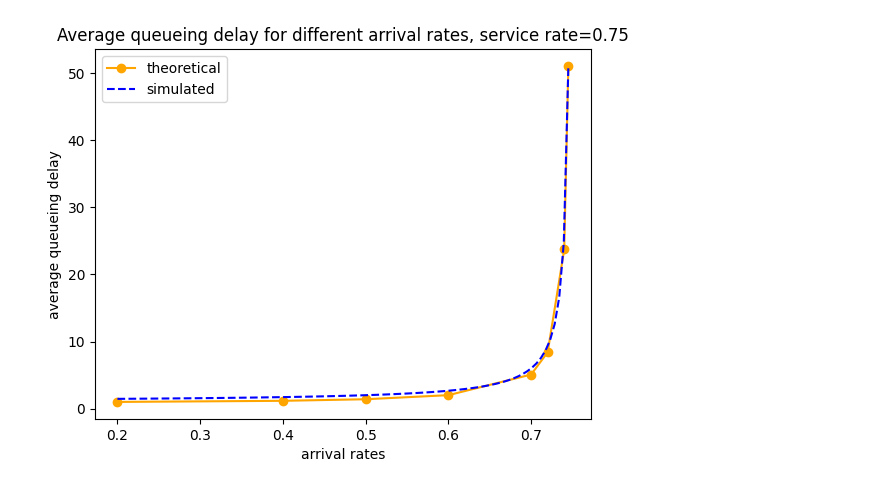
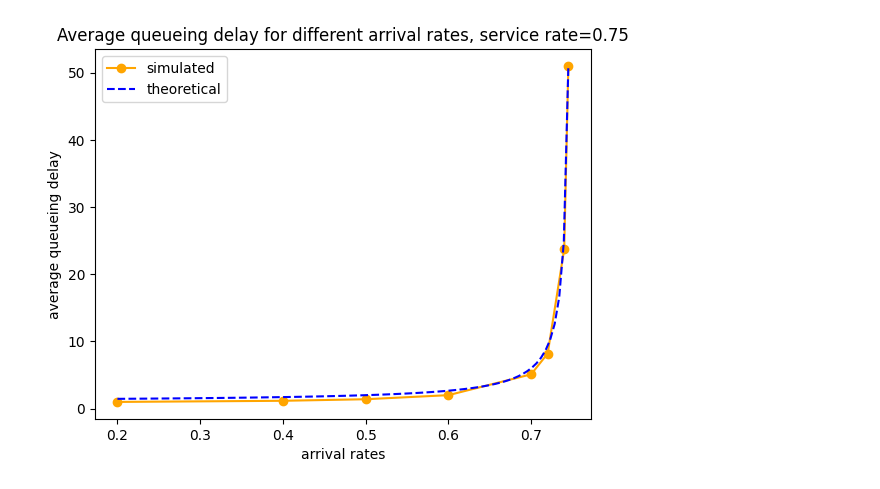
Before and after one commit to icemanexi/373Assignment, a Jupyter notebook: qwer.ipynb, the cells around one changed output. Cells and saved outputs as stored; diff of their text form; code cells hidden in the pictures.

Commit message:
finale 	new file:   373.pdf 	new file:   373Graph.png 	modified:   qwer.ipynb

```diff
--- a/qwer.ipynb
+++ b/qwer.ipynb
@@ -18,8 +18,8 @@ def single_server_queue(arrival_rate, service_rate, num_time_slots):
     Simulate a single server queue.
     """
     clock = 0
-    arrival_time = geometric_arrival(arrival_rate)
-    departure_time = geometric_service(service_rate)
+    arrival_time = np.random.geometric(arrival_rate)
+    departure_time = np.random.geometric(service_rate)
     queue_length = 0
     total_queue_length = 0
 
@@ -27,25 +27,25 @@ def single_server_queue(arrival_rate, service_rate, num_time_slots):
         # arrivals
         if arrival_time < departure_time:
             clock = arrival_time
-            arrival_time = clock + geometric_arrival(arrival_rate)
+            arrival_time = clock + np.random.geometric(arrival_rate)
             if queue_length == 0:
                 # total_waiting_time += max(departure_time - arrival_time, 0)
-                departure_time = clock + geometric_service(service_rate)
+                departure_time = clock + np.random.geometric(service_rate)
             queue_length += 1
 
         # departures
         elif departure_time < arrival_time:
             clock = departure_time
             if queue_length > 0:
-                departure_time = clock + geometric_service(service_rate)
+                departure_time = clock + np.random.geometric(service_rate)
                 queue_length -= 1
             else:
                 departure_time = float('inf')
 
         else: # depart = arrival time, dont change len of q
             clock = departure_time
-            arrival_time = clock + geometric_arrival(arrival_rate)
-            departure_time = clock + geometric_service(service_rate)
+            arrival_time = clock + np.random.geometric(arrival_rate)
+            departure_time = clock + np.random.geometric(service_rate)
 
         total_queue_length += queue_length
 
@@ -75,15 +75,15 @@ for ar in t: # one liner here would look really messy :p
 # %%
 
 aqdl = [aqll[i]/ars[i] for i in range(len(ars))]
 taqdl = [p[i]/ar for i, ar in enumerate(t)]
 
 plt.figure()
 plt.plot(ars, aqdl, color='orange',  marker='o', linestyle='-')
 plt.plot(t, taqdl, 'b--')
-plt.legend(['theoretical', 'simulated'])
+plt.legend(['simulated', 'theoretical'])
 plt.title('Average queueing delay for different arrival rates, service rate=0.75')
 plt.xlabel('arrival rates')
 plt.ylabel('average queueing delay')
 plt.show()
 # %% [output]
-[figure, old version]
+[figure, new version]
```
Also changed, not shown: 2 other files.
